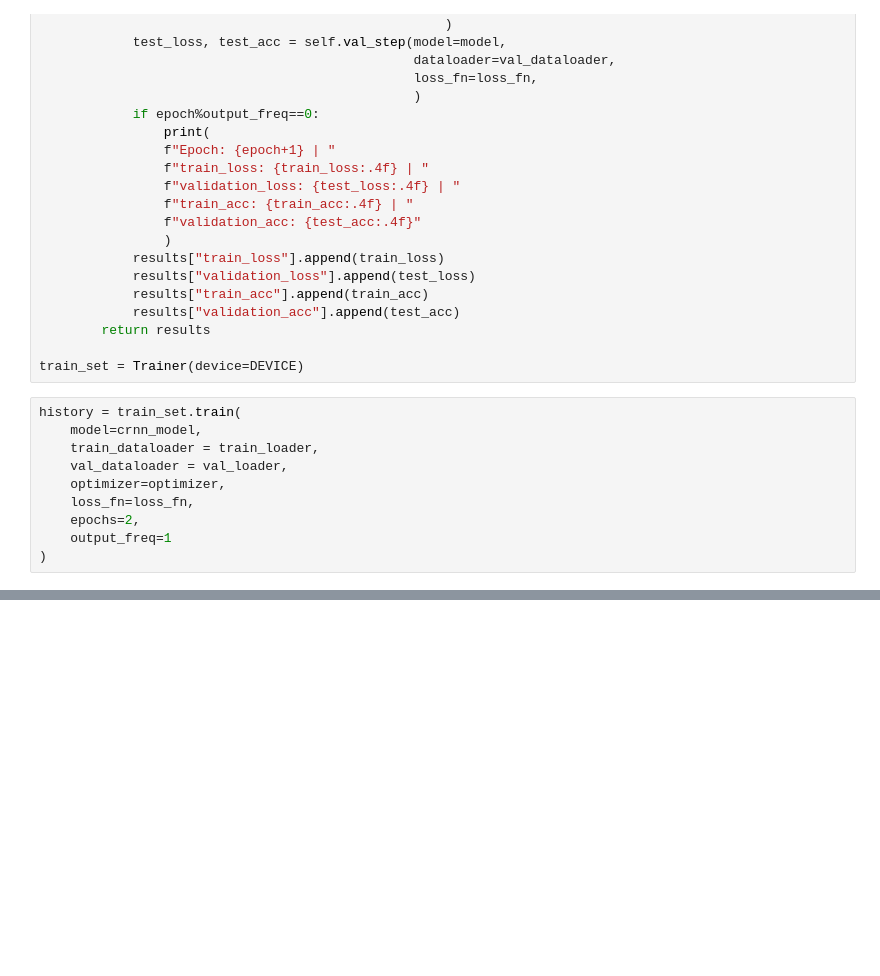
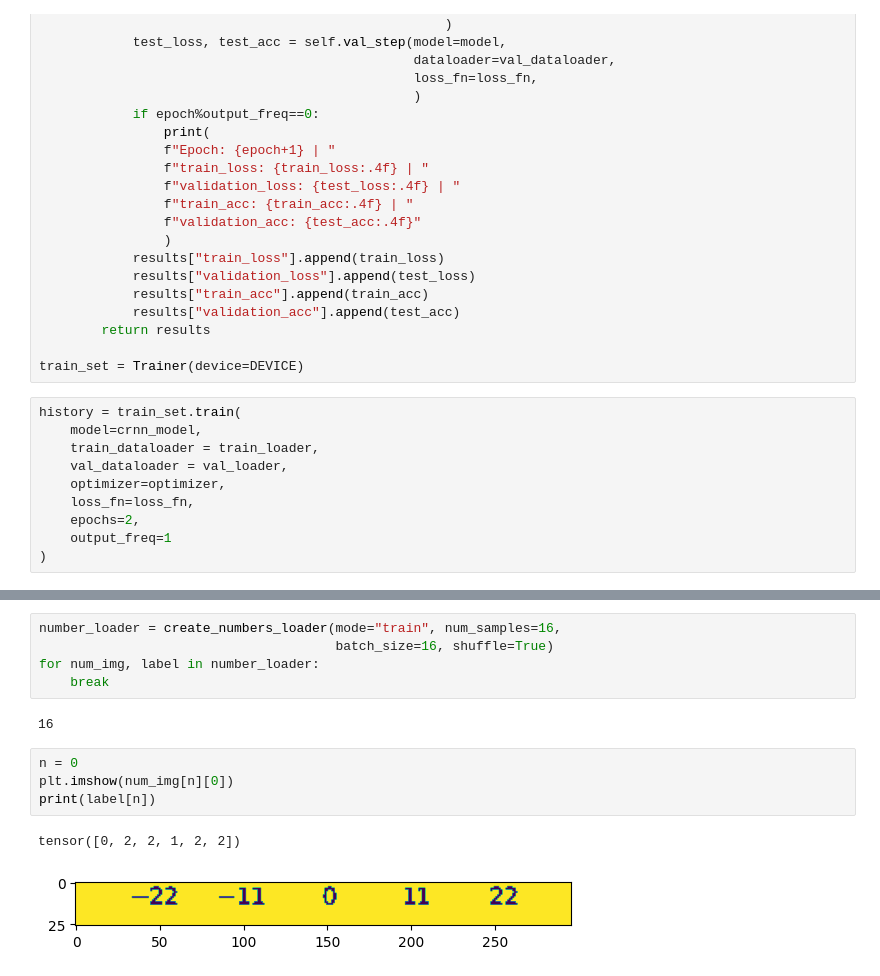
Before and after one commit to khachaturyan-1991/PlotExtract, a Jupyter notebook: TextBeast.ipynb, the cells around one changed output, grey strips where cells are left out. Saved outputs shown, nothing was run; the diff lists cells and outputs as text; blank space fills up the shorter version.

```diff
--- a/TextBeast.ipynb
+++ b/TextBeast.ipynb
@@ -1293,0 +1292,14 @@ plt.imshow(test_img[0][0])
+# %%
+number_loader = create_numbers_loader(mode="train", num_samples=16,
+                                      batch_size=16, shuffle=True)
+for num_img, label in number_loader:
+    break
+# %% [output]
+16
+# %%
+n = 0
+plt.imshow(num_img[n][0])
+print(label[n])
+# %% [output]
+tensor([0, 2, 2, 1, 2, 2])
+[figure, added]
```
Also changed, not shown: parts of 19 cells of this notebook, 5 other files.
